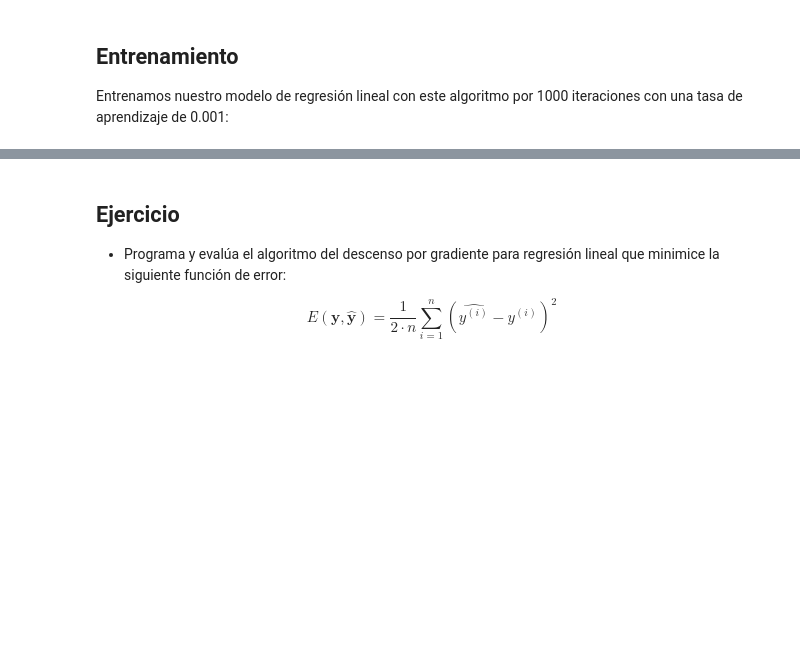
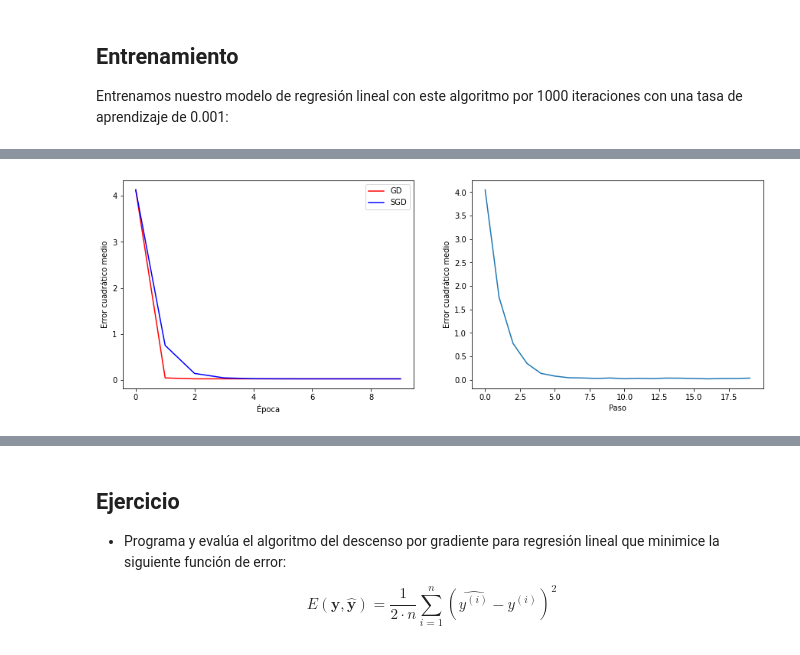
Before and after one commit to gibranfp/CursoAprendizajeProfundo, a Jupyter notebook: notebooks/1a_sgd_reglin.ipynb, the cells around one changed output, grey strips where cells are left out. Cells and saved outputs as stored; diff of their text form; code cells hidden in the pictures; blank space fills up the shorter version.

```diff
--- a/notebooks/1a_sgd_reglin.ipynb
+++ b/notebooks/1a_sgd_reglin.ipynb
@@ -74,0 +72,13 @@ def descenso_gradiente(X, y, n_iter = 10, tasa = 0.001):
+# %%
+def genera_lotes(X, y, t_lote):
+  n = X.shape[0]
+  n_lotes = int(np.floor(n / t_lote)) # Se calcula el número de lotes
+                                      # Se descartan ejemplos posteriores
+                                      # al último lote, en caso de haber
+  perm = np.random.permutation(n)
+  Xperm = X[perm]
+  yperm = y[perm]
+  for l in range(n_lotes):
+    Xlote = Xperm[l * t_lote: (l + 1) * t_lote]
+    ylote = yperm[l * t_lote: (l + 1) * t_lote]
+    yield l, Xlote, ylote
@@ -104,0 +154,16 @@ Visualizamos las rectas con ambas soluciones
+# %%
+fig, axs = plt.subplots(nrows=1, ncols=2, figsize=(15,5))
+
+axs[0].plot(histgd, 'r', label='GD')
+axs[0].plot(histsgd, 'b', label='SGD')
+axs[0].set_xlabel(u'Época')
+axs[0].set_ylabel(u'Error cuadrático medio')
+axs[0].legend()
+
+axs[1].plot(histsgd_lotes.flatten())
+axs[1].set_xlabel(u'Paso')
+axs[1].set_ylabel(u'Error cuadrático medio')
+
+plt.show()
+# %% [output]
+[figure, added]
```
Also changed, not shown: parts of 23 cells of this notebook.
